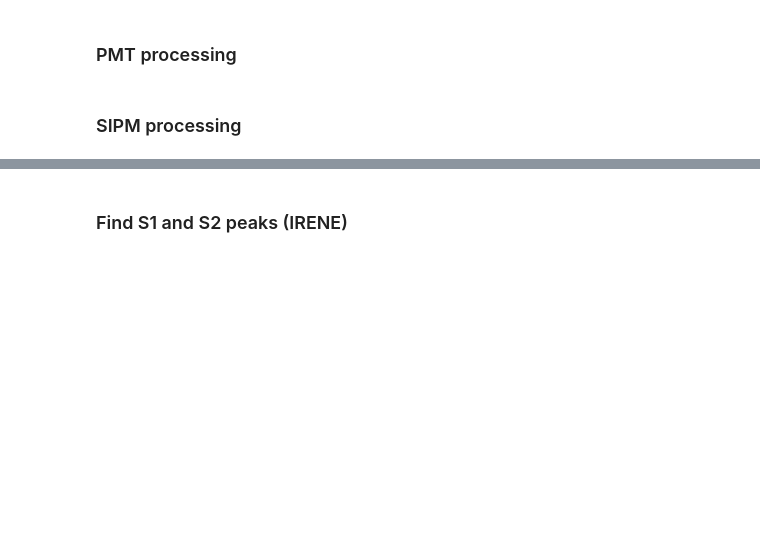
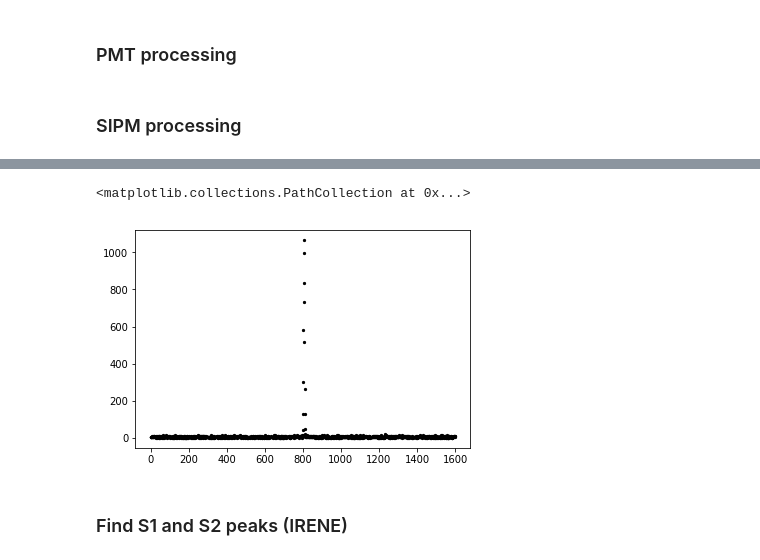
Before and after one commit to gondiaz/FASTPROD, a Jupyter notebook: NBs/NEXT_PROCESSING_NB.ipynb, the cells around one changed output, grey strips where cells are left out. Saved outputs shown, nothing was run; the diff lists cells and outputs as text; code cells hidden in the pictures; blank space fills up the shorter version.

```diff
--- a/NBs/NEXT_PROCESSING_NB.ipynb
+++ b/NBs/NEXT_PROCESSING_NB.ipynb
@@ -127,3 +158,11 @@ sipm_cwfs = sipm_rwf_to_cal(sipm_rwfs)
+# %%
+corrsipm = pes_to_photons(sipm_cwfs)
+# %%
+times = np.arange(sipm_cwfs.shape[1])
+plt.scatter(times, np.sum( corrsipm, axis=0), color="black", s=5 )
+# %% [output]
+<matplotlib.collections.PathCollection at 0x...>
+[figure, added]
 # %% [markdown]
 ### Find S1 and S2 peaks (IRENE)
 # %%
```
Also changed, not shown: parts of 3 cells of this notebook, 1 other file.
